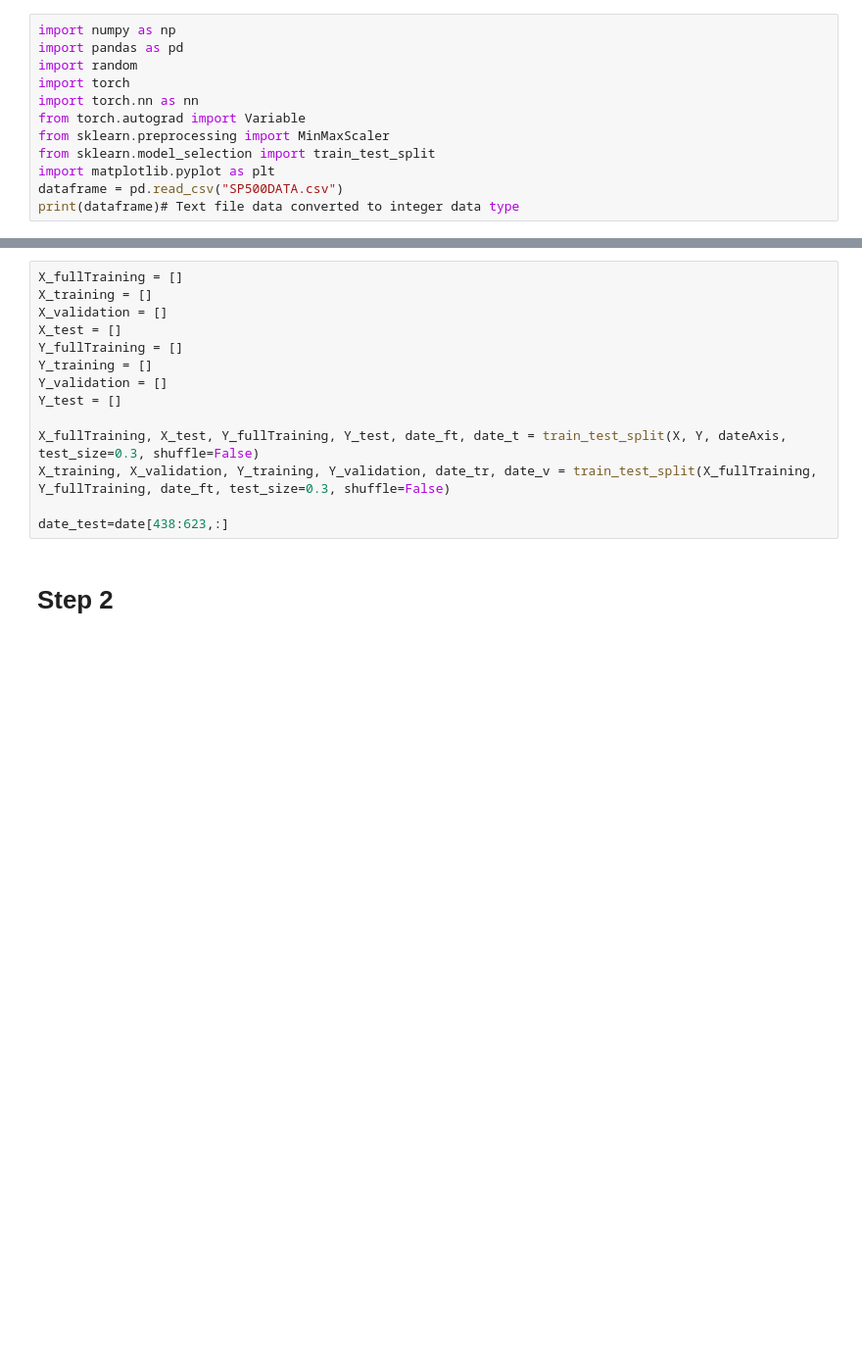
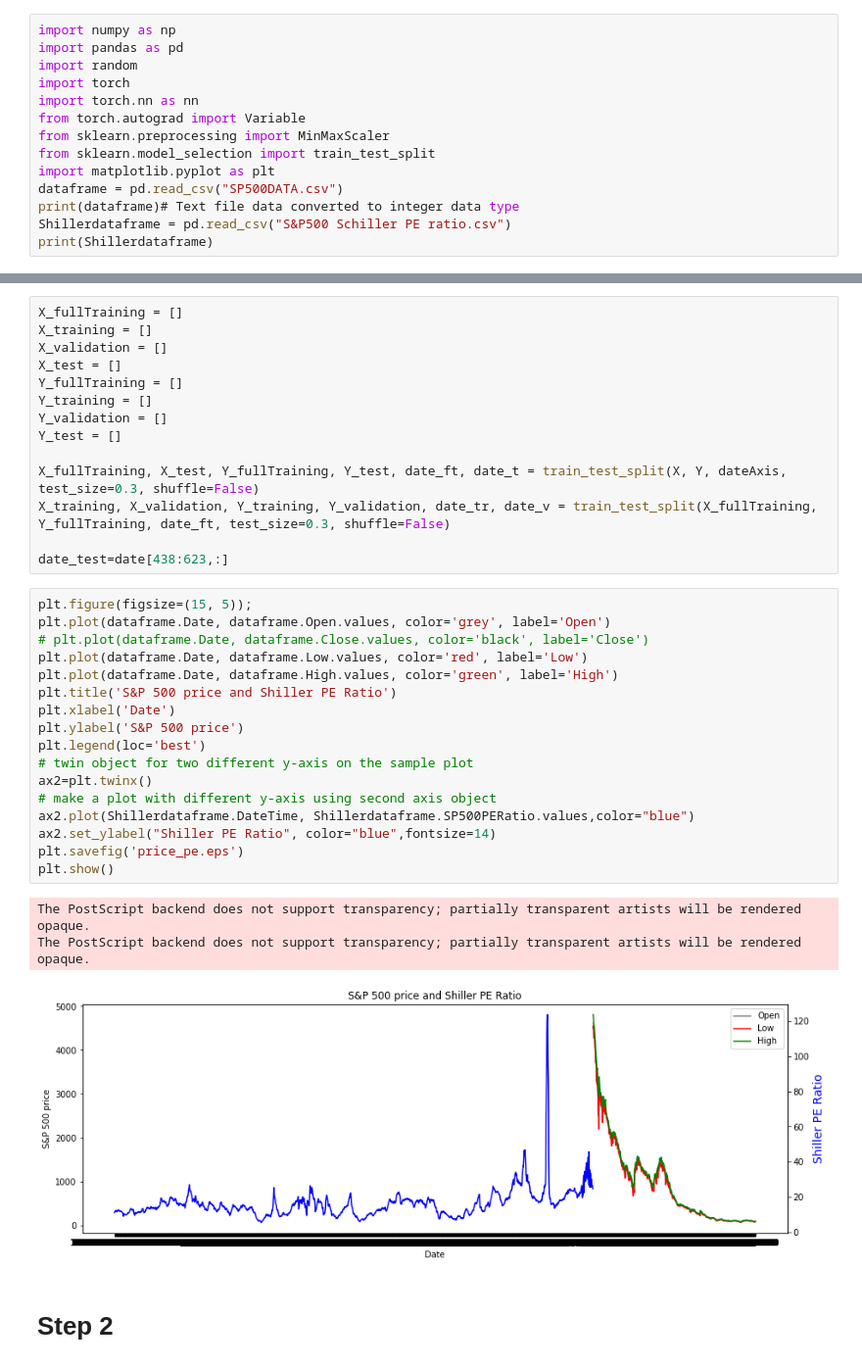
Before and after one commit to Antoljak/CAP6615Group, a Jupyter notebook: Assignment3/Assignment3.ipynb, the cells around one changed output, grey strips where cells are left out. Shown at 98% size. Drawn from its saved outputs; the diff is of its cells as text; blank space fills up the shorter version.

Commit message:
change the Schiller ratio file's item with SP500PERatio and make a not overlay plot of SP500 and Shiller ratio

```diff
--- a/Assignment3/Assignment3.ipynb
+++ b/Assignment3/Assignment3.ipynb
@@ -10,3 +10,5 @@ from sklearn.model_selection import train_test_split
 import matplotlib.pyplot as plt
 dataframe = pd.read_csv("SP500DATA.csv")
 print(dataframe)# Text file data converted to integer data type
+Shillerdataframe = pd.read_csv("S&P500 Schiller PE ratio.csv")
+print(Shillerdataframe)
@@ -55,6 +79,27 @@ X_fullTraining, X_test, Y_fullTraining, Y_test, date_ft, date_t = train_test_spl
 X_training, X_validation, Y_training, Y_validation, date_tr, date_v = train_test_split(X_fullTraining, Y_fullTraining, date_ft, test_size=0.3, shuffle=False)
 
 date_test=date[438:623,:]
+# %%
+plt.figure(figsize=(15, 5));
+plt.plot(dataframe.Date, dataframe.Open.values, color='grey', label='Open')
+# plt.plot(dataframe.Date, dataframe.Close.values, color='black', label='Close')
+plt.plot(dataframe.Date, dataframe.Low.values, color='red', label='Low')
+plt.plot(dataframe.Date, dataframe.High.values, color='green', label='High')
+plt.title('S&P 500 price and Shiller PE Ratio')
+plt.xlabel('Date')
+plt.ylabel('S&P 500 price')
+plt.legend(loc='best')
+# twin object for two different y-axis on the sample plot
+ax2=plt.twinx()
+# make a plot with different y-axis using second axis object
+ax2.plot(Shillerdataframe.DateTime, Shillerdataframe.SP500PERatio.values,color="blue")
+ax2.set_ylabel("Shiller PE Ratio", color="blue",fontsize=14)
+plt.savefig('price_pe.eps')
+plt.show()
+# %% [output]
+The PostScript backend does not support transparency; partially transparent artists will be rendered opaque.
+The PostScript backend does not support transparency; partially transparent artists will be rendered opaque.
+[figure, added]
 # %% [markdown]
 # Step 2
 # %%
```
Also changed, not shown: parts of 16 cells of this notebook, 2 other files.
